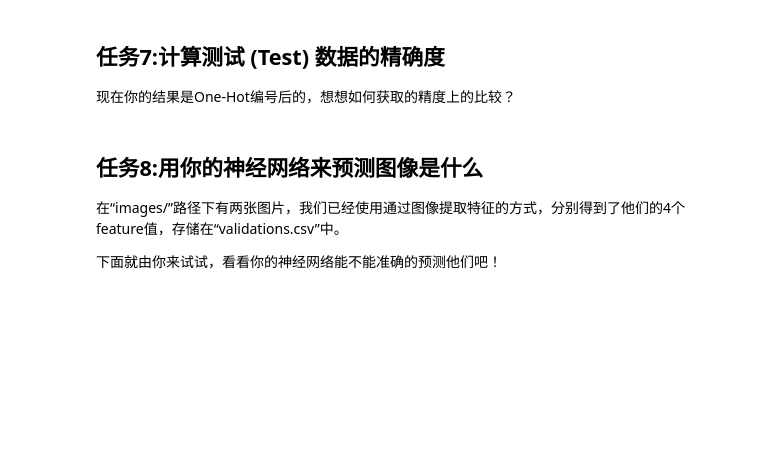
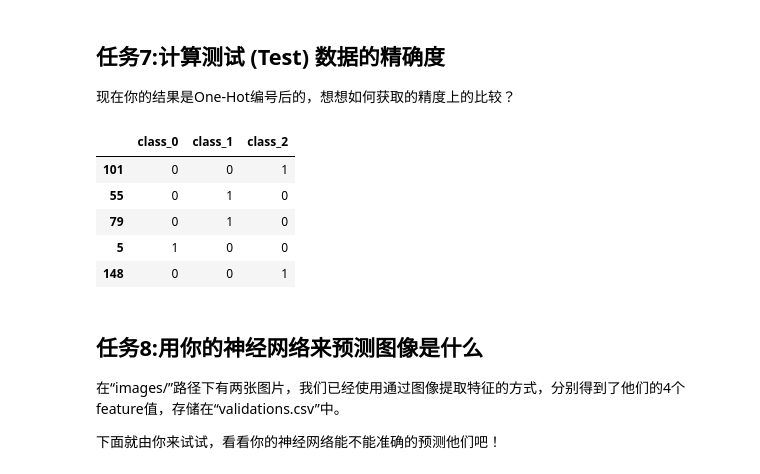
Before and after one commit to duzeng/ai_guess, a Jupyter notebook: ai_guess.ipynb, the cells around one changed output. Cells and saved outputs as stored; diff of their text form; code cells hidden in the pictures; blank space fills up the shorter version.

```diff
--- a/ai_guess.ipynb
+++ b/ai_guess.ipynb
@@ -374,6 +395,15 @@ weights = train_nn(train_data, train_label, epochs, learnrate)
 ## 任务7:计算测试 (Test) 数据的精确度
 
 现在你的结果是One-Hot编号后的，想想如何获取的精度上的比较？
+# %%
+test_label.head()
+# %% [output]
+|  | class_0 | class_1 | class_2 |
+| 101 | 0 | 0 | 1 |
+| 55 | 0 | 1 | 0 |
+| 79 | 0 | 1 | 0 |
+| 5 | 1 | 0 | 0 |
+| 148 | 0 | 0 | 1 |
 # %%
 # TODO: Calculate accuracy on test data
 tes_out = None
```
Also changed, not shown: parts of 11 cells of this notebook.
